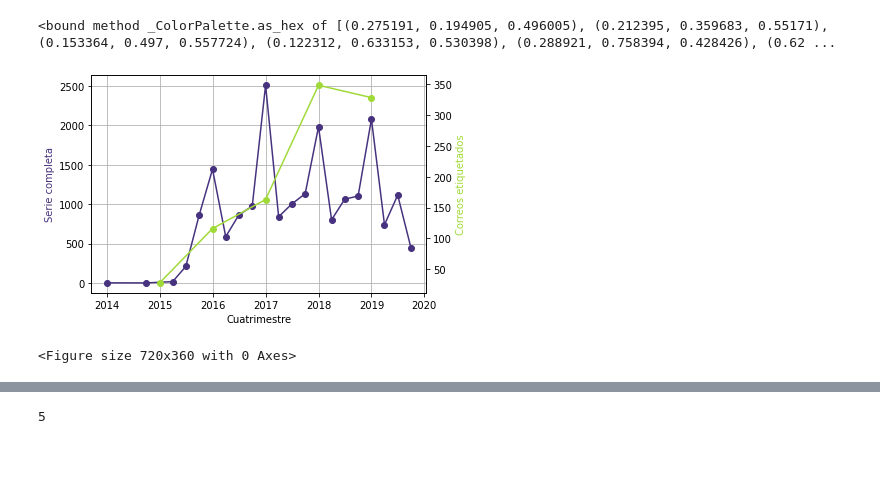
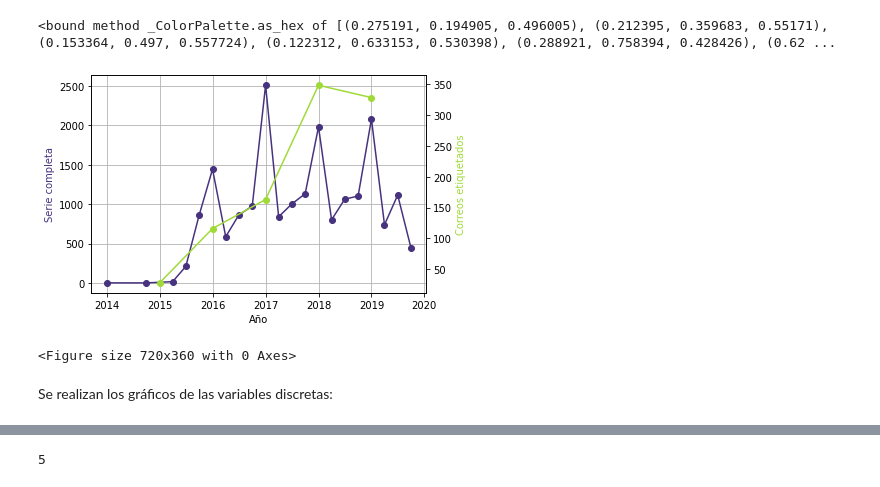
Before and after one commit to jumafernandez/clasificacion_correos, a Jupyter notebook: tesis/notebooks/02-analisis_exploratorio.ipynb, the cells around one changed output, grey strips where cells are left out. Cells and saved outputs as stored; diff of their text form; code cells hidden in the pictures; blank space fills up the shorter version.

```diff
--- a/tesis/notebooks/02-analisis_exploratorio.ipynb
+++ b/tesis/notebooks/02-analisis_exploratorio.ipynb
@@ -243,33 +254,35 @@ fig, ax = plt.subplots()
 plt.figure(figsize=(10, 5))
 ax.grid()
 ax.plot(correos_por_mes.index.array.to_timestamp(),
          correos_por_mes.values,
          linestyle = 'solid',
          color=(0.275191, 0.194905, 0.496005),
          marker="o")
 
 # set x-axis label
-ax.set_xlabel("Cuatrimestre")
+ax.set_xlabel("Año")
 
 #plt.xticks(correos_por_mes.index.array.to_timestamp(), correos_por_mes.index)
 #plt.xticks(rotation=45)
 
 # set y-axis label
 ax.set_ylabel("Serie completa",color=(0.275191, 0.194905, 0.496005))
 
 # twin object for two different y-axis on the sample plot
 ax2=ax.twinx()
 
 # make a plot with different y-axis using second axis object
 ax2.plot(correos_et_por_mes.index.array.to_timestamp(),
          correos_et_por_mes.values,
          linestyle = 'solid',
          color=(0.626579, 0.854645, 0.223353),
          marker="o")
 
 ax2.set_ylabel("Correos etiquetados", color=(0.626579, 0.854645, 0.223353))
 
 plt.show()
 # %% [output]
-[figure, old version]
+[figure, new version]
 <Figure size 720x360 with 0 Axes>
+# %% [markdown]
+Se realizan los gráficos de las variables discretas:
```
Also changed, not shown: parts of 7 cells of this notebook.
